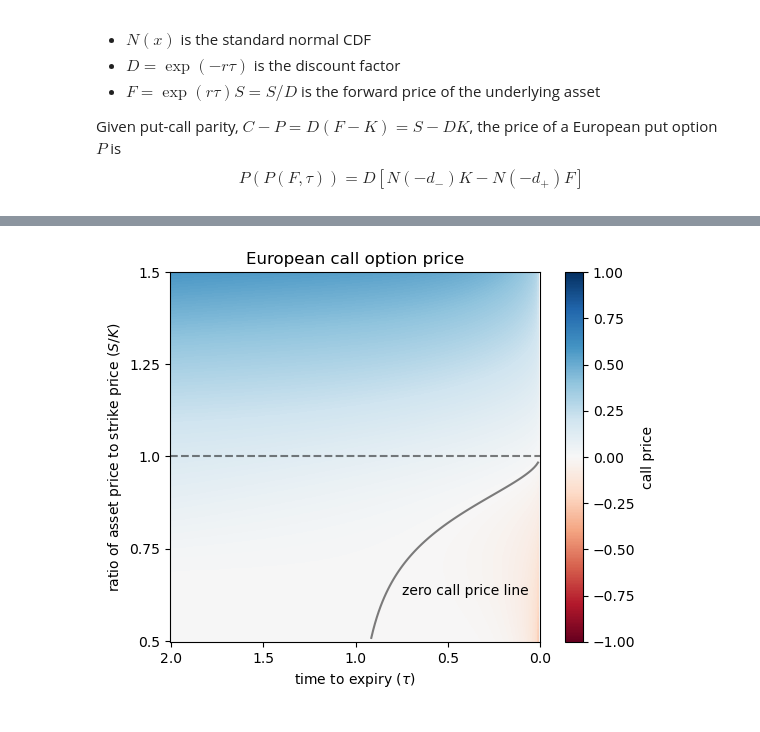
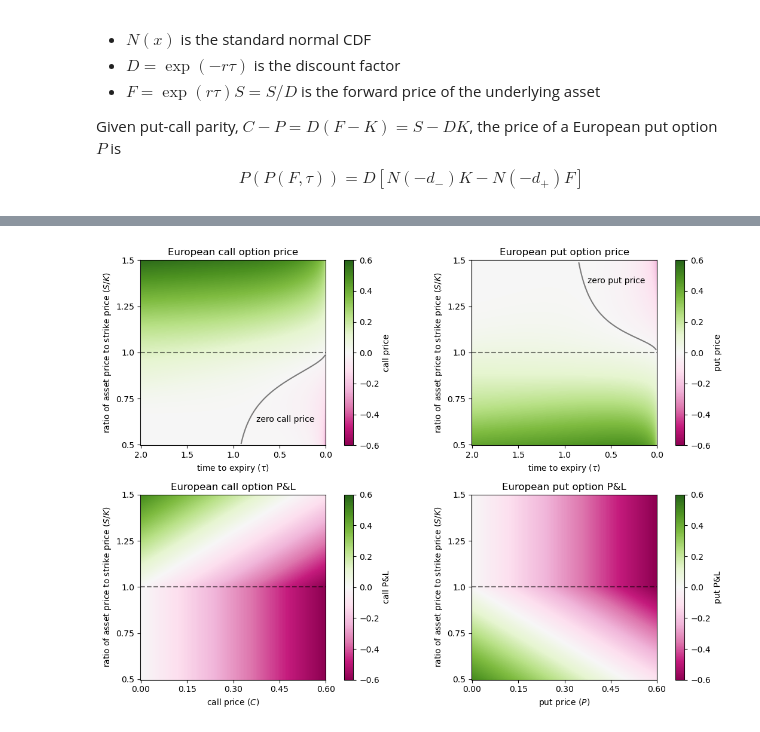
Before and after one commit to sangeetpaul/qf, a Jupyter notebook: option_pricer.ipynb, the cells around one changed output, grey strips where cells are left out. Cells and saved outputs as stored; diff of their text form; code cells hidden in the pictures.

Commit message:
More plots

```diff
--- a/option_pricer.ipynb
+++ b/option_pricer.ipynb
@@ -55,12 +64,13 @@ asset_prices = np.linspace(0.5, 1.5, 200)
 times = np.linspace(0., 2., 200)
 # %%
 call_prices = np.empty((asset_prices.size, times.size))
+put_prices = np.empty((asset_prices.size, times.size))
 for i in range(asset_prices.size):
     for j in range(times.size):
-        call_prices[i,j] = call_price(
+        call_prices[i,j], put_prices[i,j] = call_put_price(
             t=times[j], r=0.04,
             S=asset_prices[i], sigma=0.2,
             T=2., K=1.,
         )
-call_prices.shape
+call_prices.shape, put_prices.shape
 # %% [output]
@@ -81,3 +119,7 @@ def asset_price_for_0C(t):
 asset_prices_for_0C = np.empty_like(times)
 for i in range(times.size):
     asset_prices_for_0C[i] = asset_price_for_0C(times[i])
+
+asset_prices_for_0P = np.empty_like(times)
+for i in range(times.size):
+    asset_prices_for_0P[i] = asset_price_for_0P(times[i])
@@ -83,0 +133,10 @@ for i in range(times.size):
+# %%
+call_put_prices_grid = np.linspace(0., 0.6, 200)
+# %%
+call_pnls = np.empty((asset_prices.size, call_put_prices_grid.size))
+put_pnls = np.empty((asset_prices.size, call_put_prices_grid.size))
+for i in range(asset_prices.size):
+    for j in range(call_put_prices_grid.size):
+        call_pnls[i,j] = call_pnl(K=1., S=asset_prices[i], C=call_put_prices_grid[j])
+        put_pnls[i,j] = put_pnl(K=1., S=asset_prices[i], P=call_put_prices_grid[j])
+call_pnls.shape, put_pnls.shape
@@ -84,16 +149,57 @@ for i in range(times.size):
 # %%
-plt.imshow(call_prices, cmap='RdBu', vmin=-1, vmax=1, origin='lower')
-plt.axhline(100, c='k', ls='--', alpha=0.5)
-# plt.text(2, 103, 'strike price')
+fig, ax = plt.subplots(2, 2, figsize=(6*2, 4*2), layout='tight')
+
+im = ax[0,0].imshow(call_prices, cmap='PiYG', vmin=-0.6, vmax=0.6, origin='lower')
+ax[0,0].axhline(100, c='k', ls='--', alpha=0.5)
 x = 100*times[:-1]
 y = 200*(asset_prices_for_0C-0.5)[:-1]
-plt.plot(x[y>0], y[y>0], c='k', alpha=0.5)
-plt.text(125, 25, 'zero call price line')
-plt.xticks(ticks=np.arange(0, 200+50, 50), labels=np.arange(2, 0-0.5, -0.5))
-plt.yticks(ticks=np.arange(0, 200+50, 50), labels=np.arange(0.5, 1.5+0.25, 0.25))
-plt.xlabel('time to expiry '+r'$(\tau)$')
-plt.ylabel('ratio of asset price to strike price '+r'$(S/K)$')
-plt.colorbar(label='call price')
-plt.title('European call option price');
+ax[0,0].plot(x[y>0], y[y>0], c='k', alpha=0.5)
+ax[0,0].text(125, 25, 'zero call price')
+ax[0,0].set_xticks(ticks=np.arange(0, 200+50, 50), labels=np.arange(2, 0-0.5, -0.5))
+ax[0,0].set_yticks(ticks=np.arange(0, 200+50, 50), labels=np.arange(0.5, 1.5+0.25, 0.25))
+ax[0,0].set_xlabel('time to expiry '+r'$(\tau)$')
+ax[0,0].set_ylabel('ratio of asset price to strike price '+r'$(S/K)$')
+plt.colorbar(im, label='call price')
+ax[0,0].set_title('European call option price')
+
+im = ax[0,1].imshow(put_prices, cmap='PiYG', vmin=-0.6, vmax=0.6, origin='lower')
+ax[0,1].axhline(100, c='k', ls='--', alpha=0.5)
+x = 100*times[:-1]
+y = 200*(asset_prices_for_0P-0.5)[:-1]
+ax[0,1].plot(x[y<200], y[y<200], c='k', alpha=0.5)
+ax[0,1].text(125, 175, 'zero put price')
+ax[0,1].set_xticks(ticks=np.arange(0, 200+50, 50), labels=np.arange(2, 0-0.5, -0.5))
+ax[0,1].set_yticks(ticks=np.arange(0, 200+50, 50), labels=np.arange(0.5, 1.5+0.25, 0.25))
+ax[0,1].set_xlabel('time to expiry '+r'$(\tau)$')
+ax[0,1].set_ylabel('ratio of asset price to strike price '+r'$(S/K)$')
+plt.colorbar(im, label='put price')
+ax[0,1].set_title('European put option price')
+
+im = ax[1,0].imshow(call_pnls, cmap='PiYG', vmin=-0.6, vmax=0.6, origin='lower')
+ax[1,0].axhline(100, c='k', ls='--', alpha=0.5)
+# x = 100*times_for_0Cpnl[:-1]
+# y = 200*(asset_prices-0.5)[:-1]
+# ax[1,0].plot(x, y, c='k', alpha=0.5)
+# ax[1,0].text(125, 25, 'zero call PnL')
+ax[1,0].set_xticks(ticks=np.arange(0, 200+50, 50), labels=[f'{i:.2f}' for i in np.arange(0., 0.6+0.15, 0.15)])
+ax[1,0].set_yticks(ticks=np.arange(0, 200+50, 50), labels=np.arange(0.5, 1.5+0.25, 0.25))
+ax[1,0].set_xlabel('call price '+r'$(C)$')
+ax[1,0].set_ylabel('ratio of asset price to strike price '+r'$(S/K)$')
+plt.colorbar(im, label='call P&L')
+ax[1,0].set_title('European call option P&L')
+
+im = ax[1,1].imshow(put_pnls, cmap='PiYG', vmin=-0.6, vmax=0.6, origin='lower')
+ax[1,1].axhline(100, c='k', ls='--', alpha=0.5)
+# x = 100*times_for_0Ppnl[:-1]
+# y = 200*(asset_prices-0.5)[:-1]
+# x = np.where(x<0, np.nan, x)
+# ax[1,1].plot(x, y, c='k', alpha=0.5)
+# ax[1,1].text(125, 175, 'zero put PnL')
+ax[1,1].set_xticks(ticks=np.arange(0, 200+50, 50), labels=[f'{i:.2f}' for i in np.arange(0., 0.6+0.15, 0.15)])
+ax[1,1].set_yticks(ticks=np.arange(0, 200+50, 50), labels=np.arange(0.5, 1.5+0.25, 0.25))
+ax[1,1].set_xlabel('put price '+r'$(P)$')
+ax[1,1].set_ylabel('ratio of asset price to strike price '+r'$(S/K)$')
+plt.colorbar(im, label='put P&L')
+ax[1,1].set_title('European put option P&L');
 # %% [output]
-[figure, old version]
+[figure, new version]
```
Also changed, not shown: parts of 10 cells of this notebook.
